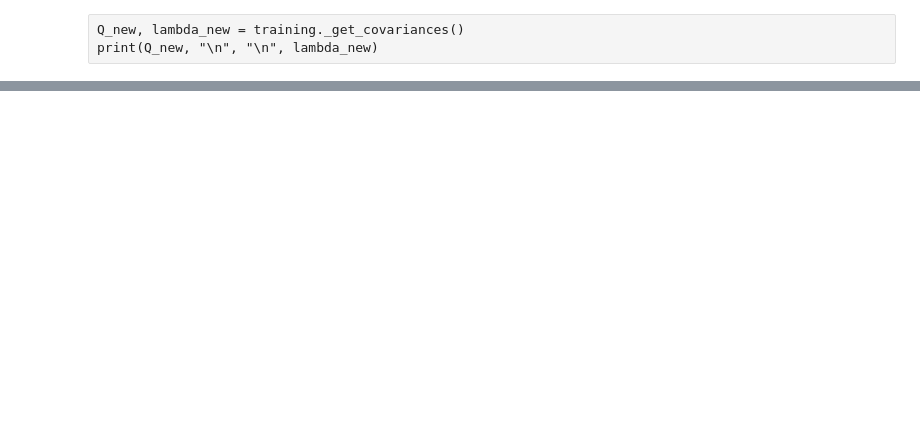
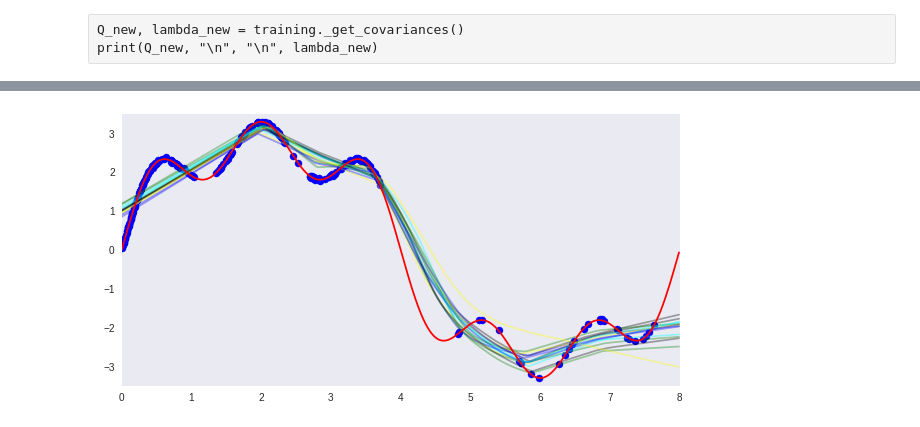
Before and after one commit to thobotics/RoMBRL, a Jupyter notebook: notebooks/MEContinualTraining.ipynb, the cells around one changed output, grey strips where cells are left out. Drawn from its saved outputs; the diff is of its cells as text; code cells hidden in the pictures; blank space fills up the shorter version.

Commit message:
Version: 0.1 - Adapted params and work stable with 3 domains (snake, half cheetah, ant)

```diff
--- a/notebooks/MEContinualTraining.ipynb
+++ b/notebooks/MEContinualTraining.ipynb
@@ -273,0 +254,39 @@ plt.show()
+# %%
+ # Setup state for plotting
+plt.rcParams['figure.figsize'] = (10, 5)
+fig = plt.figure()
+
+color = ['green', 'k', 'yellow', 'cyan', "blue"]
+
+for i in range(training.model.n_nets):
+    y_pred, _ = training_new.predict(x_validate, return_individual_predictions=True, model_idx=i)
+    plt.plot(x_validate, y_pred, color[i % 5], alpha=0.35)
+
+# mu_pred, var_pred = training_new.predict(x_validate, return_individual_predictions=False)
+# plt.plot(x_validate, mu_pred, "orange", alpha=1.0)
+# plt.fill_between(x_validate[:, 0],
+#                  (mu_pred + np.sqrt(var_pred))[:, 0],
+#                  (mu_pred - np.sqrt(var_pred))[:, 0], alpha=0.8, color="orange")
+
+# plt.fill_between(x_validate[:, 0],
+#                  (mu_pred + 2 * np.sqrt(var_pred))[:, 0],
+#                  (mu_pred - 2 * np.sqrt(var_pred))[:, 0], alpha=0.6, color="orange")
+
+# plt.fill_between(x_validate[:, 0],
+#                  (mu_pred + 3 * np.sqrt(var_pred))[:, 0],
+#                  (mu_pred - 3 * np.sqrt(var_pred))[:, 0], alpha=0.4, color="orange")
+
+plt.plot(x_validate, y_validate, 'r', label = '$m$')
+plt.scatter(training_new.xu, training_new.y, color='blue', s=50.5)
+
+# Plot last model
+#y_pred, _ = training.predict(x_validate, normal=True, return_individual_predictions=True, model_idx=training.model.n_nets-1)
+#plt.plot(x_validate, y_pred, "black", alpha=1.0, linewidth=3)
+
+plt.xlim([-0., 8.])
+plt.ylim([-3.5, 3.5])
+
+plt.grid()
+plt.show()
+# %% [output]
+[figure, added]
```
Also changed, not shown: parts of 5 cells of this notebook, 25 other files.
